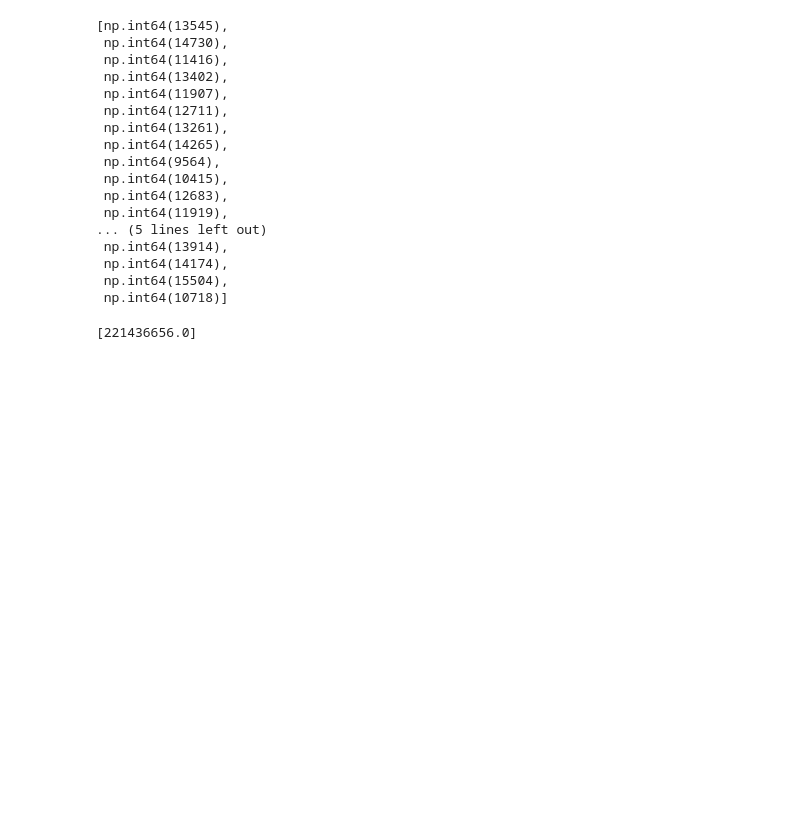
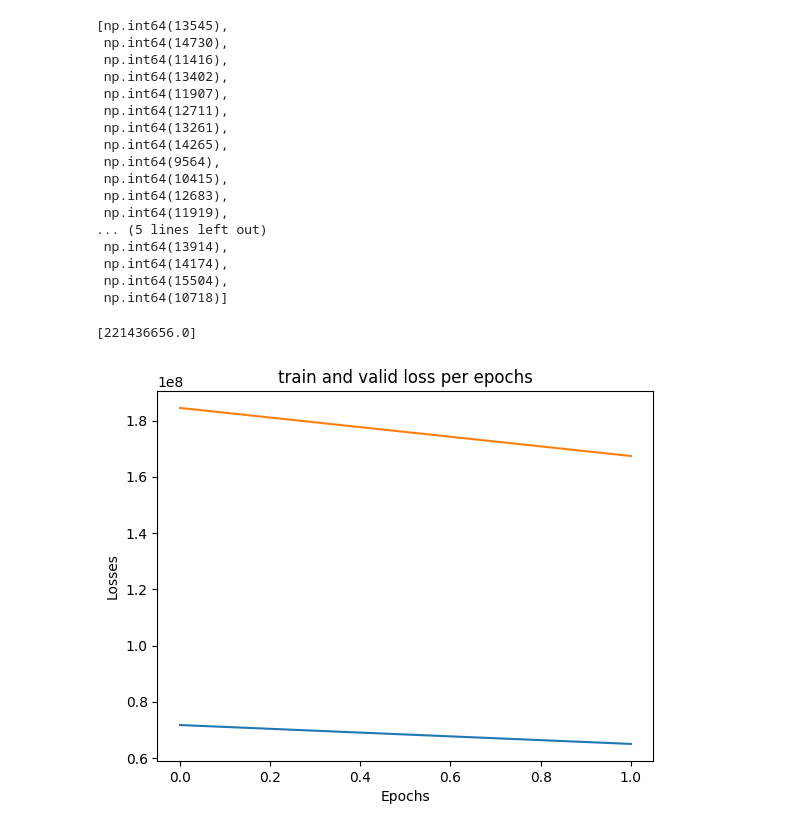
Before and after one commit to Suryasadasivam/Time_series_practice, a Jupyter notebook: Time_series_forecasting_mlp.ipynb, the cells around one changed output. Saved outputs shown, nothing was run; the diff lists cells and outputs as text; code cells hidden in the pictures; blank space fills up the shorter version.

```diff
--- a/Time_series_forecasting_mlp.ipynb
+++ b/Time_series_forecasting_mlp.ipynb
@@ -307,3 +307,17 @@ for _ in range(n_epochs):
         y_true=torch.tensor(y_true,dtype=torch.float32)
         test_loss=criterion(y_pred_values,y_true)
         test_losses.append(test_loss.item())
+    loss.backward()
+    optimizer.step()
+# %%
+plt.plot(train_losses,label="train Loss")
+plt.plot(test_losses,label="Test_losses")
+
+plt.xlabel("Epochs")
+plt.ylabel("Losses")
+plt.title("train and valid loss per epochs")
+plt.legend
+
+plt.show()
+# %% [output]
+[figure, added]
```
